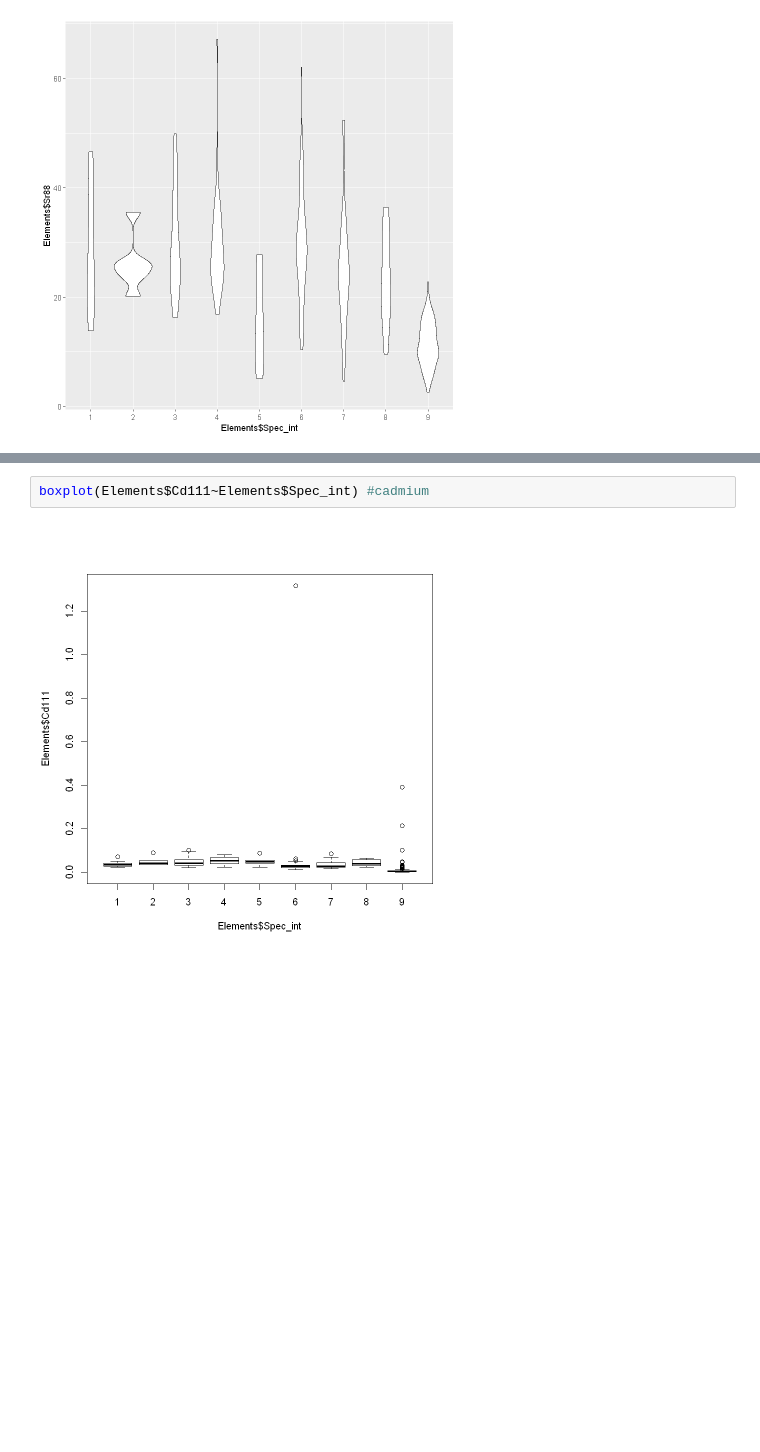
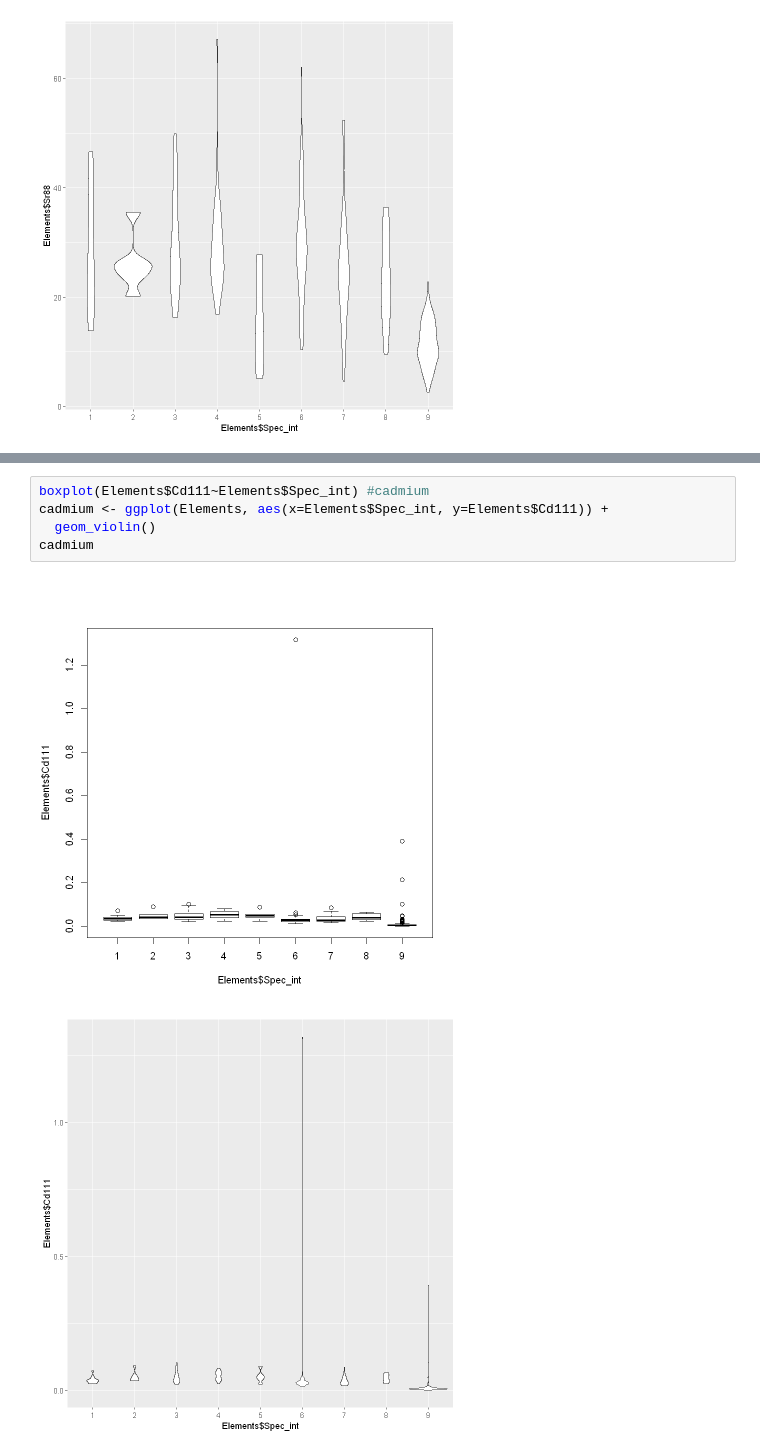
Before and after one commit to Kovacs-Lab/Aim-3, a Jupyter notebook: Ionomics/Boxplots/Boxplots_Z.ipynb, the cells around one changed output, grey strips where cells are left out. Saved outputs shown, nothing was run; the diff lists cells and outputs as text; blank space fills up the shorter version.

```diff
--- a/Ionomics/Boxplots/Boxplots_Z.ipynb
+++ b/Ionomics/Boxplots/Boxplots_Z.ipynb
@@ -203,4 +207,8 @@ boxplot(Elements$Mo98~Elements$Spec_int) #molybdenum
 # %%
 boxplot(Elements$Cd111~Elements$Spec_int) #cadmium
+cadmium <- ggplot(Elements, aes(x=Elements$Spec_int, y=Elements$Cd111)) +
+  geom_violin()
+cadmium
 # %% [output]
 [figure]
+[figure, added]
```
Also changed, not shown: parts of 1 cell of this notebook.
